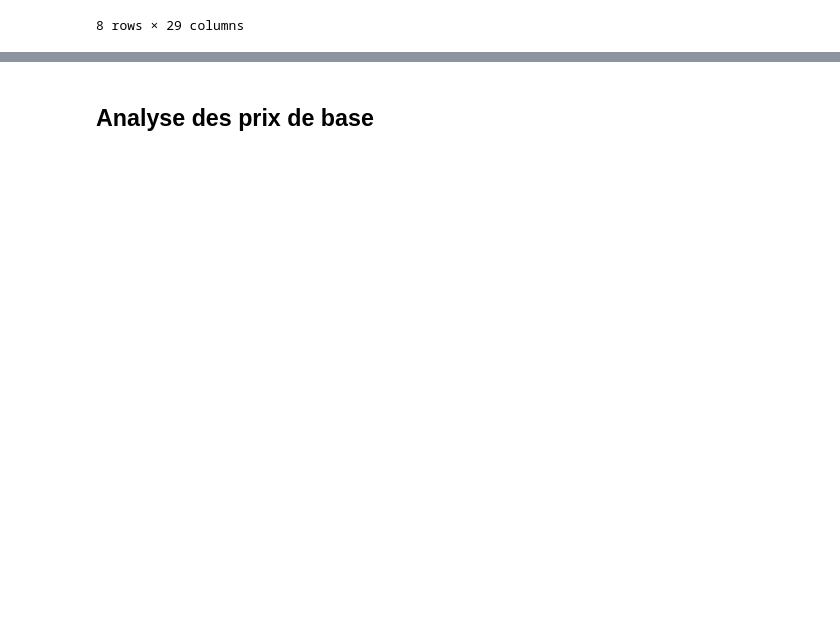
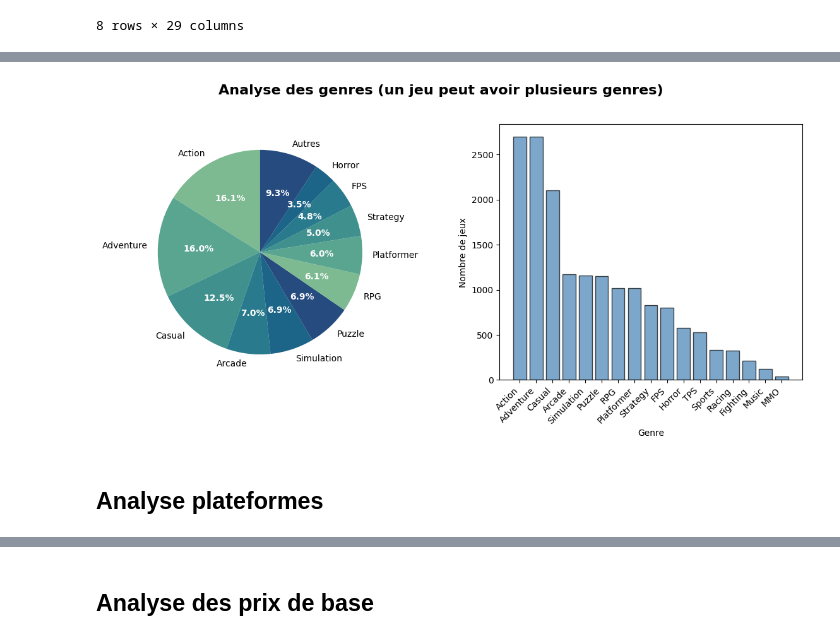
Before and after one commit to sebastien-chopin-dev/alyra-ia-psstore-machine-learning-project, a Jupyter notebook: notebooks/exploration.ipynb, the cells around one changed output, grey strips where cells are left out. Drawn from its saved outputs; the diff is of its cells as text; code cells hidden in the pictures; blank space fills up the shorter version.

```diff
--- a/notebooks/exploration.ipynb
+++ b/notebooks/exploration.ipynb
@@ -342,0 +390,49 @@ ANALYSE DES DATES DE SORTIE
+# %%
+def create_plot_histogram_genres_count(df: pd.DataFrame, axe: plt.Axes):
+    # Séparer les genres et exploser
+    genres_exploded = df["genres"].str.split(",").explode()
+    genres_exploded = genres_exploded.str.strip()
+    genre_counts = genres_exploded.value_counts()
+
+    axe.bar(
+        range(len(genre_counts)),
+        genre_counts.values,
+        color="steelblue",
+        edgecolor="black",
+        alpha=0.7,
+    )
+
+    axe.set_xticks(range(len(genre_counts)))
+    axe.set_xticklabels(genre_counts.index, rotation=45, ha="right")
+
+    axe.set_xlabel("Genre")
+    axe.set_ylabel("Nombre de jeux")
+# %%
+def create_plot_analyse_genres(df: pd.DataFrame):
+    fig, (ax1, ax2) = plt.subplots(1, 2, figsize=(12, 6))
+    ax1: plt.Axes
+    ax2: plt.Axes
+
+    data = generate_multi_str_col_top_proportion_data(df, "genres", top_count=11)
+    draw_binary_circular_plots(
+        data,
+        "",
+        ax1,
+    )
+
+    create_plot_histogram_genres_count(df, ax2)
+
+    fig.suptitle(
+        "Analyse des genres (un jeu peut avoir plusieurs genres)",
+        fontsize=16,
+        fontweight="bold",
+    )
+
+    plt.tight_layout(pad=2.0)
+    plt.show()
+# %%
+create_plot_analyse_genres(df_analyse_genres)
+# %% [output]
+[figure, added]
+# %% [markdown]
+## Analyse plateformes
```
Also changed, not shown: parts of 86 cells of this notebook, 14 other files.
